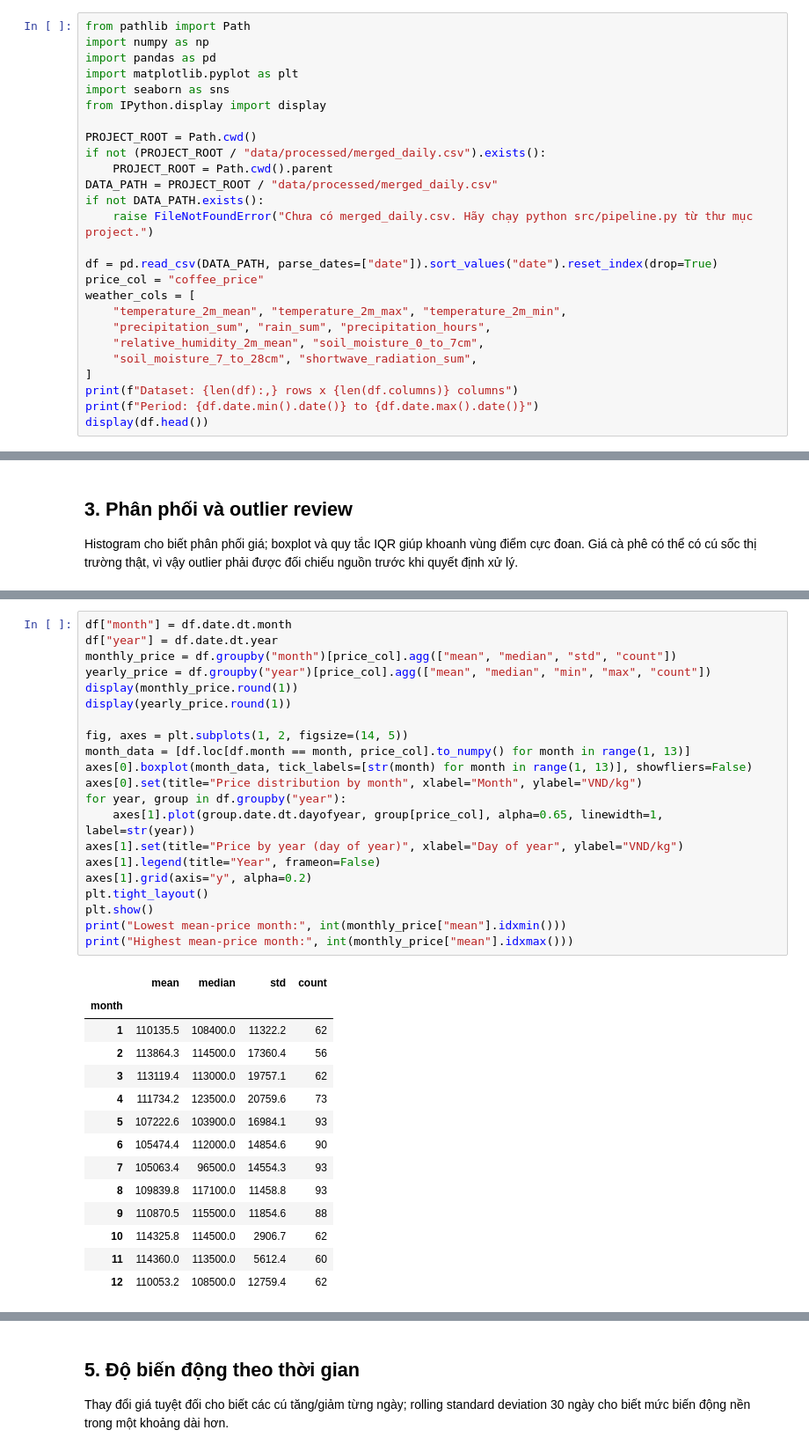
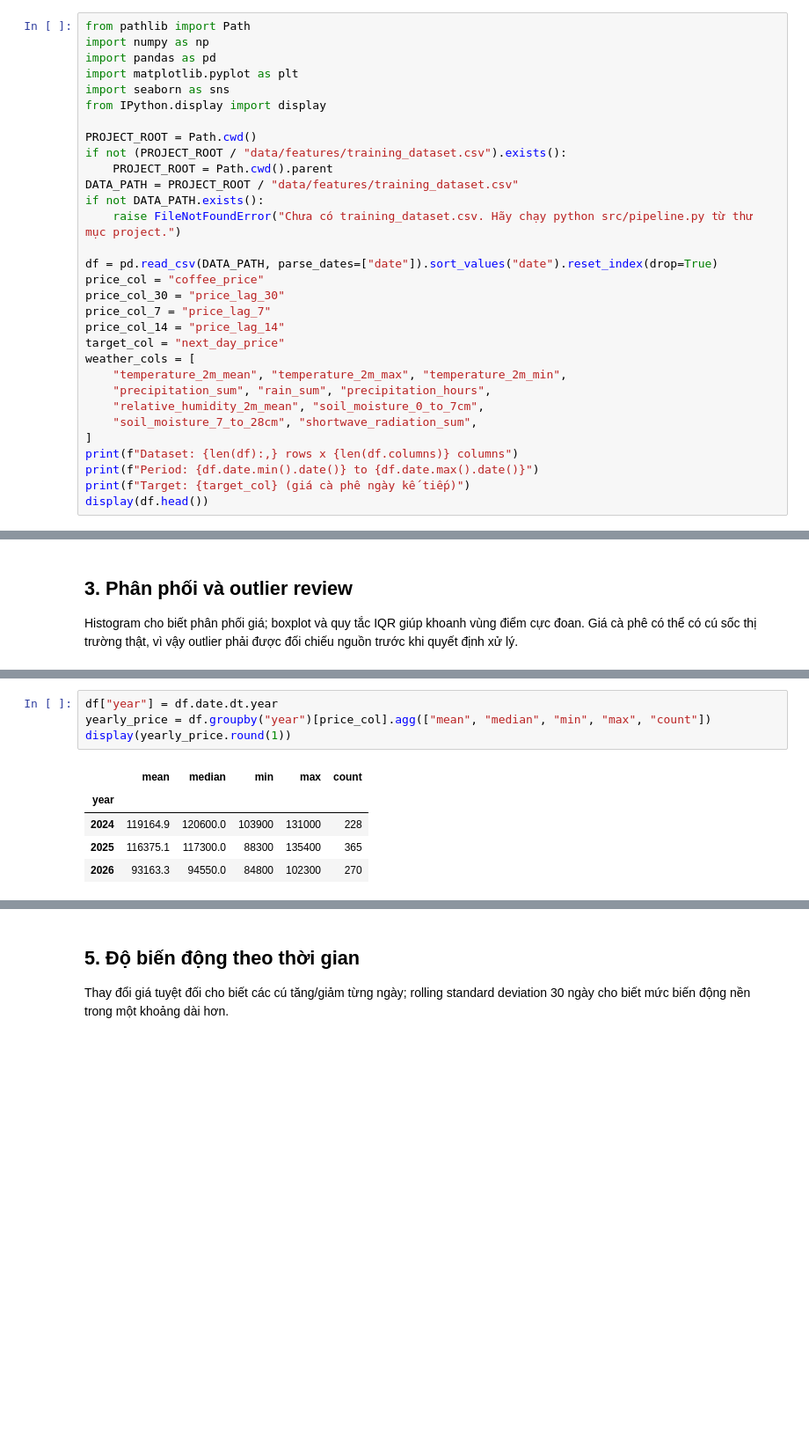
Before and after one commit to NguyenBaTam-tristan/Coffe-price-prediction-timeseries-forcasting, a Jupyter notebook: notebooks/02_eda.ipynb, the cells around one changed output, grey strips where cells are left out. Shown at 88% size. Cells and saved outputs as stored; diff of their text form; blank space fills up the shorter version.

```diff
--- a/notebooks/02_eda.ipynb
+++ b/notebooks/02_eda.ipynb
@@ -13,14 +13,18 @@ import seaborn as sns
 from IPython.display import display
 
 PROJECT_ROOT = Path.cwd()
-if not (PROJECT_ROOT / "data/processed/merged_daily.csv").exists():
+if not (PROJECT_ROOT / "data/features/training_dataset.csv").exists():
     PROJECT_ROOT = Path.cwd().parent
-DATA_PATH = PROJECT_ROOT / "data/processed/merged_daily.csv"
+DATA_PATH = PROJECT_ROOT / "data/features/training_dataset.csv"
 if not DATA_PATH.exists():
-    raise FileNotFoundError("Chưa có merged_daily.csv. Hãy chạy python src/pipeline.py từ thư mục project.")
+    raise FileNotFoundError("Chưa có training_dataset.csv. Hãy chạy python src/pipeline.py từ thư mục project.")
 
 df = pd.read_csv(DATA_PATH, parse_dates=["date"]).sort_values("date").reset_index(drop=True)
 price_col = "coffee_price"
+price_col_30 = "price_lag_30"
+price_col_7 = "price_lag_7"
+price_col_14 = "price_lag_14"
+target_col = "next_day_price"
 weather_cols = [
     "temperature_2m_mean", "temperature_2m_max", "temperature_2m_min",
     "precipitation_sum", "rain_sum", "precipitation_hours",
@@ -29,5 +33,6 @@ weather_cols = [
 ]
 print(f"Dataset: {len(df):,} rows x {len(df.columns)} columns")
 print(f"Period: {df.date.min().date()} to {df.date.max().date()}")
+print(f"Target: {target_col} (giá cà phê ngày kế tiếp)")
 display(df.head())
 # %% [output]
@@ -133,36 +138,10 @@ So sánh phân phối giữa các tháng để tìm dấu hiệu mùa vụ; bi
 # %%
-df["month"] = df.date.dt.month
 df["year"] = df.date.dt.year
-monthly_price = df.groupby("month")[price_col].agg(["mean", "median", "std", "count"])
 yearly_price = df.groupby("year")[price_col].agg(["mean", "median", "min", "max", "count"])
-display(monthly_price.round(1))
 display(yearly_price.round(1))
-
-fig, axes = plt.subplots(1, 2, figsize=(14, 5))
-month_data = [df.loc[df.month == month, price_col].to_numpy() for month in range(1, 13)]
-axes[0].boxplot(month_data, tick_labels=[str(month) for month in range(1, 13)], showfliers=False)
-axes[0].set(title="Price distribution by month", xlabel="Month", ylabel="VND/kg")
-for year, group in df.groupby("year"):
-    axes[1].plot(group.date.dt.dayofyear, group[price_col], alpha=0.65, linewidth=1, label=str(year))
-axes[1].set(title="Price by year (day of year)", xlabel="Day of year", ylabel="VND/kg")
-axes[1].legend(title="Year", frameon=False)
-axes[1].grid(axis="y", alpha=0.2)
-plt.tight_layout()
-plt.show()
-print("Lowest mean-price month:", int(monthly_price["mean"].idxmin()))
-print("Highest mean-price month:", int(monthly_price["mean"].idxmax()))
 # %% [output]
-|  | mean | median | std | count |
-| month |  |  |  |  |
-| 1 | 110135.5 | 108400.0 | 11322.2 | 62 |
-| 2 | 113864.3 | 114500.0 | 17360.4 | 56 |
-| 3 | 113119.4 | 113000.0 | 19757.1 | 62 |
-| 4 | 111734.2 | 123500.0 | 20759.6 | 73 |
-| 5 | 107222.6 | 103900.0 | 16984.1 | 93 |
-| 6 | 105474.4 | 112000.0 | 14854.6 | 90 |
-| 7 | 105063.4 | 96500.0 | 14554.3 | 93 |
-| 8 | 109839.8 | 117100.0 | 11458.8 | 93 |
-| 9 | 110870.5 | 115500.0 | 11854.6 | 88 |
-| 10 | 114325.8 | 114500.0 | 2906.7 | 62 |
-| 11 | 114360.0 | 113500.0 | 5612.4 | 60 |
-| 12 | 110053.2 | 108500.0 | 12759.4 | 62 |
+|  | mean | median | min | max | count |
+| year |  |  |  |  |  |
+| 2024 | 119164.9 | 120600.0 | 103900 | 131000 | 228 |
+| 2025 | 116375.1 | 117300.0 | 88300 | 135400 | 365 |
+| 2026 | 93163.3 | 94550.0 | 84800 | 102300 | 270 |
```
Also changed, not shown: parts of 18 cells of this notebook, 21 other files.
